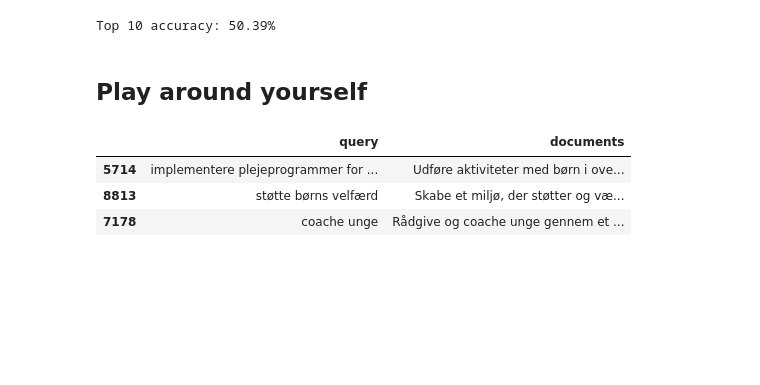
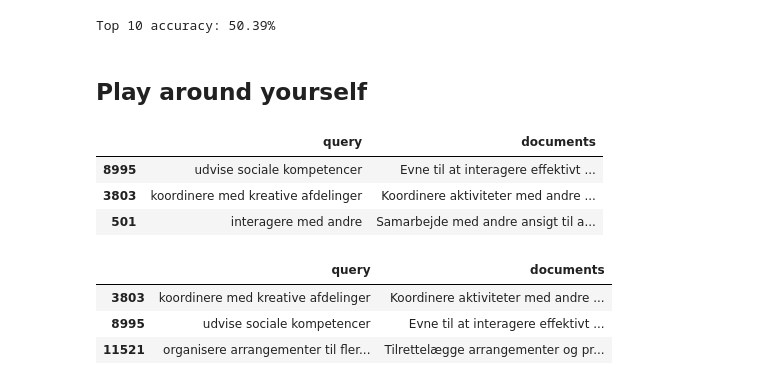
Before and after one commit to MartinBA741/SkillsColBERT, a Jupyter notebook: predict_colbert_XLM.ipynb, the cells around one changed output. Drawn from its saved outputs; the diff is of its cells as text; code cells hidden in the pictures; blank space fills up the shorter version.

```diff
--- a/predict_colbert_XLM.ipynb
+++ b/predict_colbert_XLM.ipynb
@@ -194,7 +210,7 @@ rights: 2792 out of 13485
  20.704% accuracy
 # %%
 # In top k
-k=5
+k=10
 
 # Similarity calculation
 mm = torch.matmul(q_outputs, torch.t(d_outputs))
@@ -330,7 +347,8 @@ Top 10 accuracy: 50.39%
 ## Play around yourself
 # %%
 def top_k_skills(raw_sentence, D, k=3, df=df):
-    '''Return the k documents in df that a raw sentence is most similar to'''
+    '''Return the top k documents in df that a raw sentence is most similar to'''
+
     # Embed senetence
     embeddings = torch.tensor(model.encode(raw_sentence)).to(device)
 
@@ -341,17 +359,26 @@ def top_k_skills(raw_sentence, D, k=3, df=df):
     maxSim, maks_idx = torch.topk(mm, k, largest=True)
 
     return df.iloc[np.array(maks_idx)]
+# %%
+raw_sent = "samarbejde med andre"
+
+top_k_skills(raw_sentence=raw_sent, D=d_outputs, k=3, df=df)
+# %% [output]
+|  | query | documents |
+| 8995 | udvise sociale kompetencer | Evne til at interagere effektivt ... |
+| 3803 | koordinere med kreative afdelinger | Koordinere aktiviteter med andre ... |
+| 501 | interagere med andre | Samarbejde med andre ansigt til a... |
 # %%
 #kompetence = "samarbejde med andre"
 #kompetence = "programmering i sas"
 #kompetence = "håndværksfærdigheder"
 #kompetence = "anerkendende børnesyn"
-#kompetence = "coorporate with others"
-kompetence = "god med børn"
+kompetence = "coorporate with others"
+#kompetence = "god med børn"
 
 top_k_skills(raw_sentence=kompetence, D=d_outputs, k=3, df=df)
 # %% [output]
 |  | query | documents |
-| 5714 | implementere plejeprogrammer for ... | Udføre aktiviteter med børn i ove... |
-| 8813 | støtte børns velfærd | Skabe et miljø, der støtter og væ... |
-| 7178 | coache unge | Rådgive og coache unge gennem et ... |
+| 3803 | koordinere med kreative afdelinger | Koordinere aktiviteter med andre ... |
+| 8995 | udvise sociale kompetencer | Evne til at interagere effektivt ... |
+| 11521 | organisere arrangementer til fler... | Tilrettelægge arrangementer og pr... |
```
Also changed, not shown: parts of 4 cells of this notebook, 2 other files.
